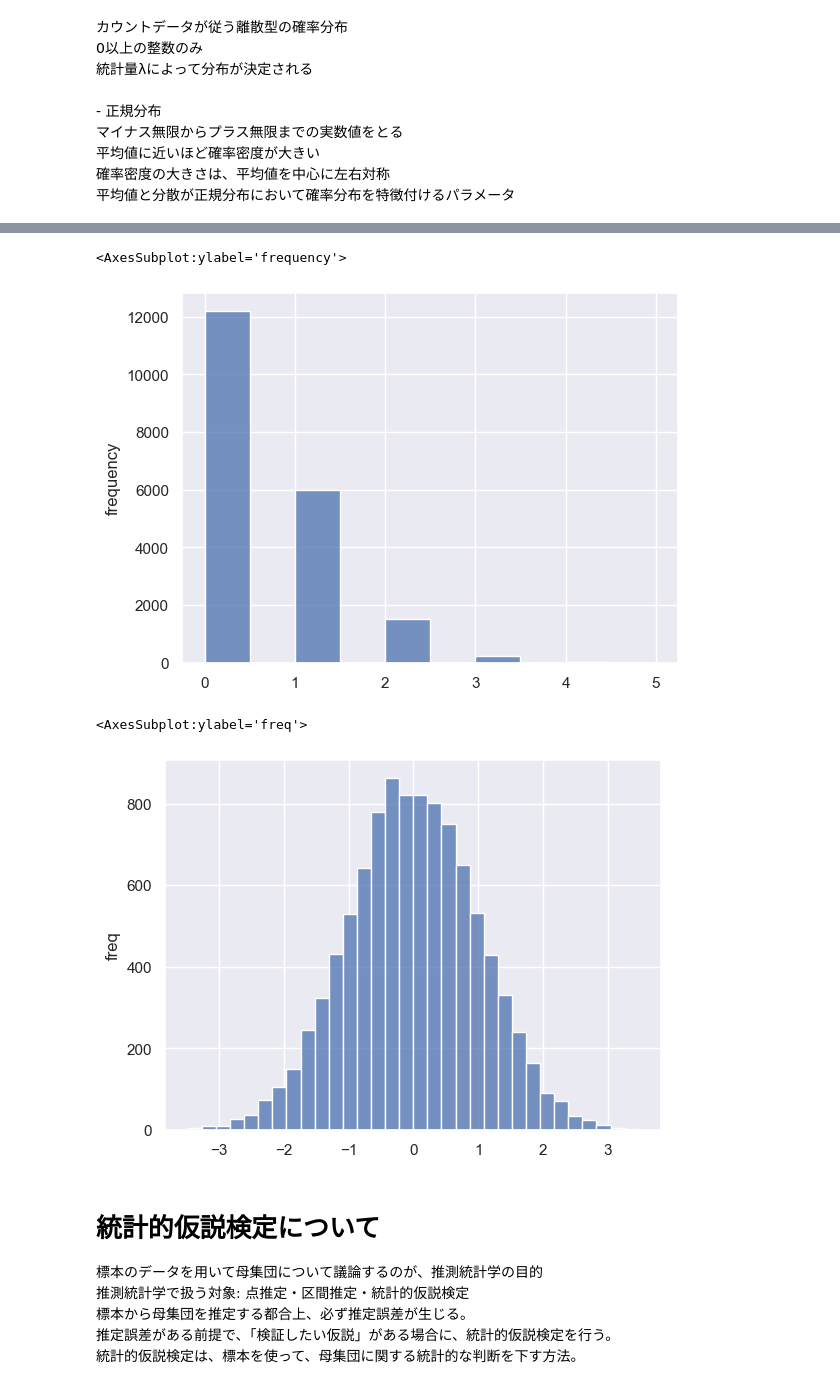
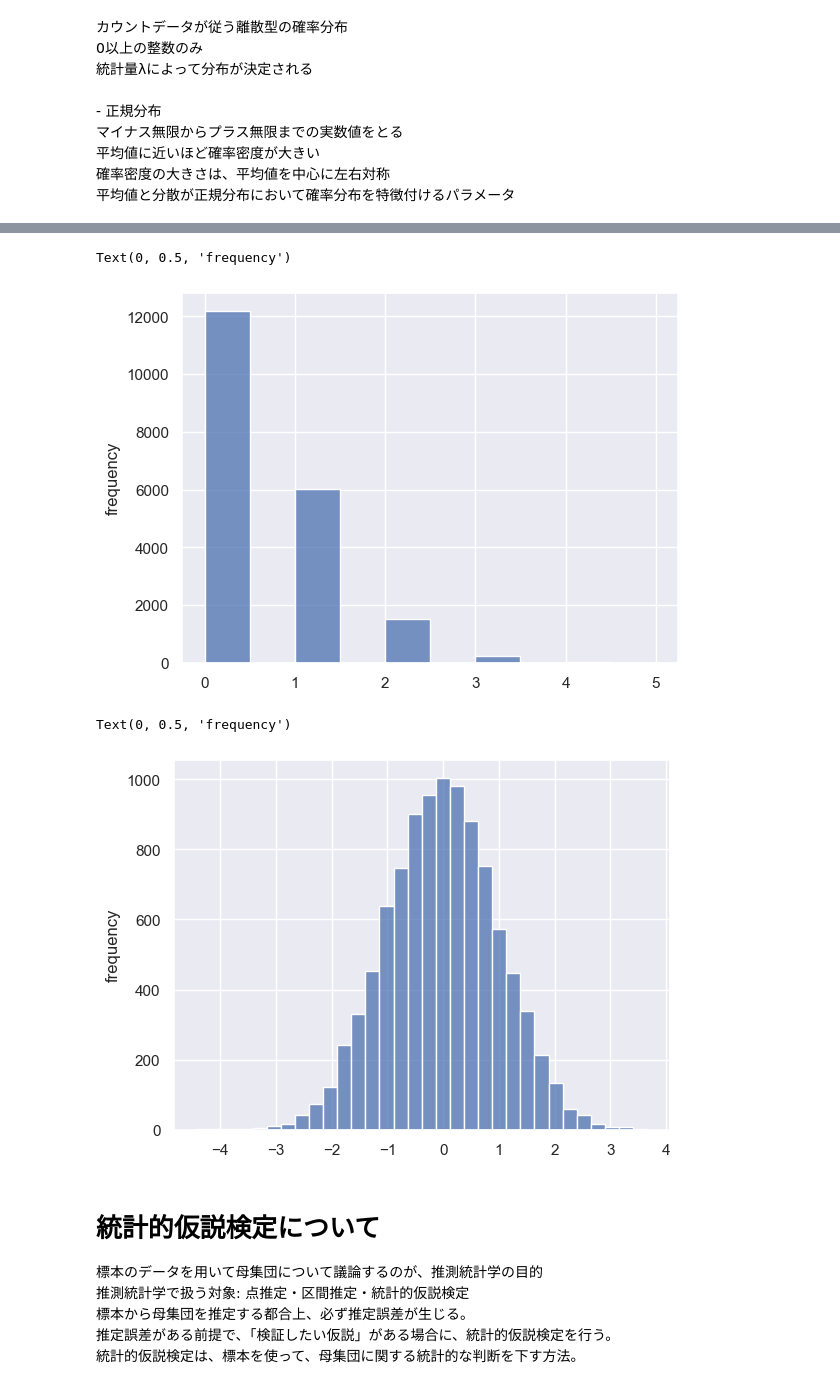
Before and after one commit to genome-sci/python_bioinfo_2022, a Jupyter notebook: 6/StatisticalHypothesisTesting2022.ipynb, the cells around one changed output, grey strips where cells are left out. Saved outputs shown, nothing was run; the diff lists cells and outputs as text; code cells hidden in the pictures.

```diff
--- a/6/StatisticalHypothesisTesting2022.ipynb
+++ b/6/StatisticalHypothesisTesting2022.ipynb
@@ -90,21 +88,17 @@ sns.histplot(rand_binomial, bins=20)
 # %%
 rand_poisson = np.random.poisson(lam=0.5, size=20000)
-fig = plt.figure()
-ax = fig.add_subplot(1,1,1)
-ax.set_ylabel('frequency')
 sns.histplot(rand_poisson, bins=10)
+plt.ylabel('frequency')
 # %% [output]
-<AxesSubplot:ylabel='frequency'>
+Text(0, 0.5, 'frequency')
 [figure]
 # %%
 randn = np.random.randn(10000) #標準正規分布（平均=0, 分散=1）に従う乱数発生
-fig = plt.figure()
-ax = fig.add_subplot(1,1,1)
-ax.set_ylabel('freq')
 sns.histplot(randn, bins=32)
+plt.ylabel('frequency')
 # %% [output]
-<AxesSubplot:ylabel='freq'>
+Text(0, 0.5, 'frequency')
-[figure, old version]
+[figure, new version]
 # %% [markdown]
 # 統計的仮説検定について
 標本のデータを用いて母集団について議論するのが、推測統計学の目的<br />
```
Also changed, not shown: parts of 5 cells of this notebook.
